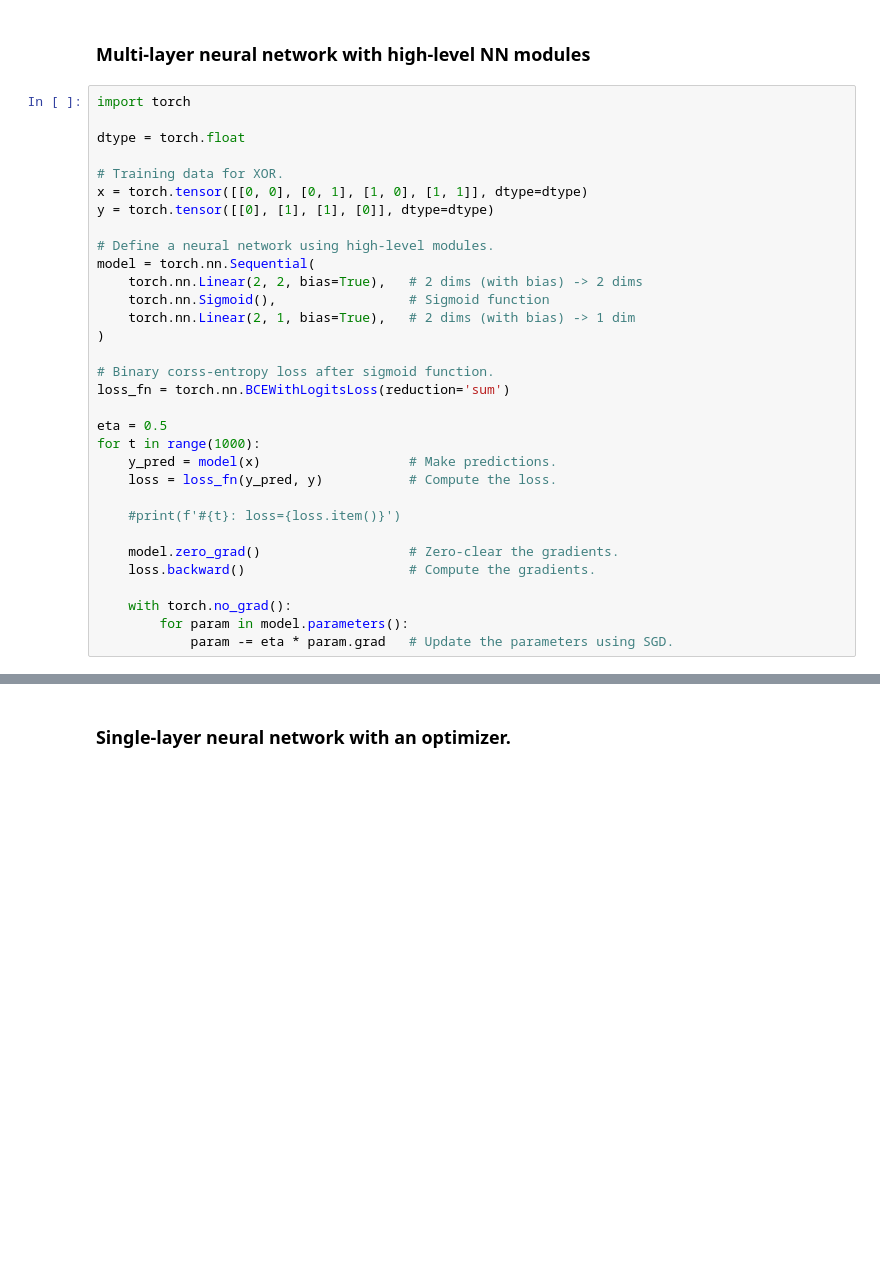
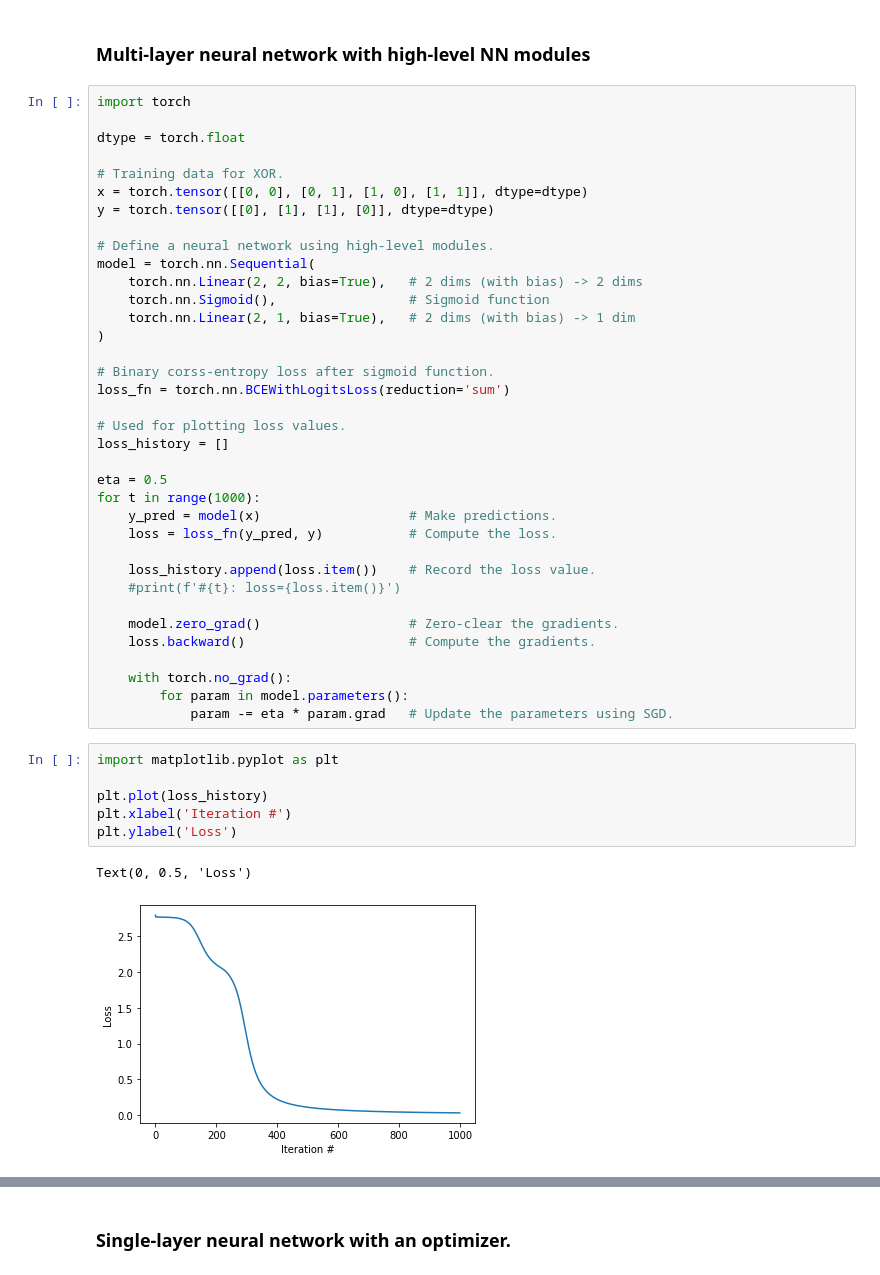
Before and after one commit to chokkan/deeplearning, a Jupyter notebook: notebook/binary.ipynb, the cells around one changed output, grey strips where cells are left out. Drawn from its saved outputs; the diff is of its cells as text; blank space fills up the shorter version.

```diff
--- a/notebook/binary.ipynb
+++ b/notebook/binary.ipynb
@@ -526,11 +566,15 @@ model = torch.nn.Sequential(
 # Binary corss-entropy loss after sigmoid function.
 loss_fn = torch.nn.BCEWithLogitsLoss(reduction='sum')
 
+# Used for plotting loss values.
+loss_history = []
+
 eta = 0.5
 for t in range(1000):
     y_pred = model(x)                   # Make predictions.
     loss = loss_fn(y_pred, y)           # Compute the loss.
 
+    loss_history.append(loss.item())    # Record the loss value.
     #print(f'#{t}: loss={loss.item()}')
 
     model.zero_grad()                   # Zero-clear the gradients.
@@ -539,6 +583,15 @@ for t in range(1000):
     with torch.no_grad():
         for param in model.parameters():
             param -= eta * param.grad   # Update the parameters using SGD.
+# %%
+import matplotlib.pyplot as plt
+
+plt.plot(loss_history)
+plt.xlabel('Iteration #')
+plt.ylabel('Loss')
+# %% [output]
+Text(0, 0.5, 'Loss')
+[figure, added]
 # %%
 model.state_dict()
 # %% [output]
```
Also changed, not shown: parts of 33 cells of this notebook.
